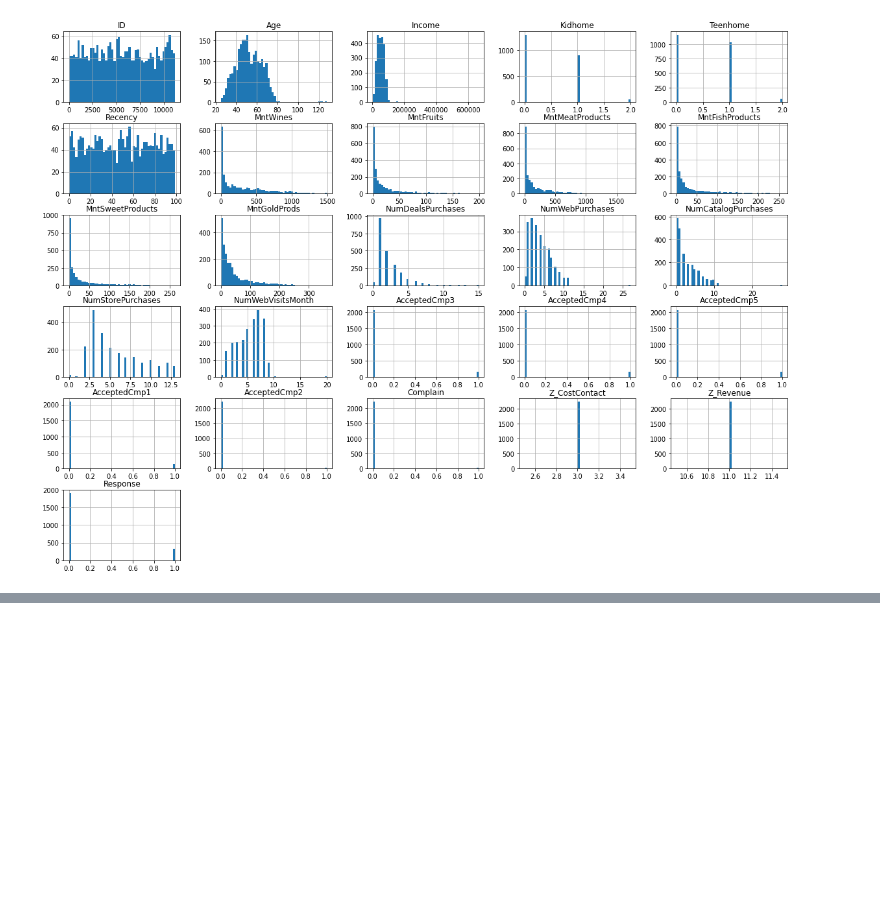
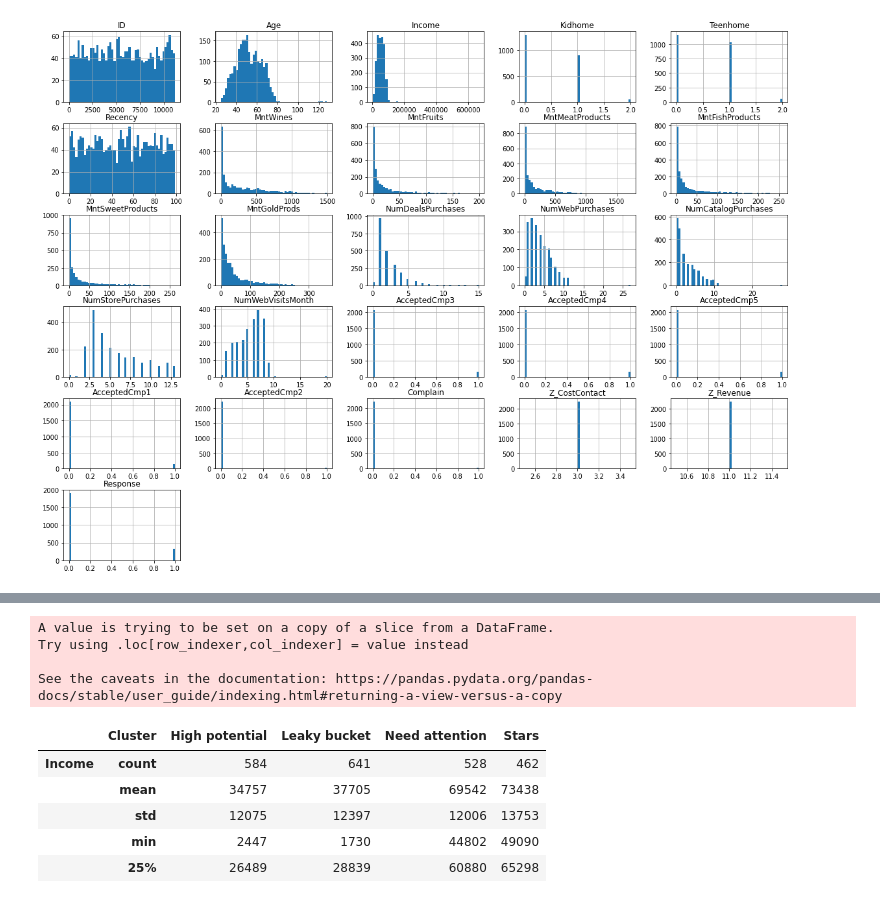
Before and after one commit to auab/Customer-Analysis, a Jupyter notebook: main.ipynb, the cells around one changed output, grey strips where cells are left out. Cells and saved outputs as stored; diff of their text form; code cells hidden in the pictures; blank space fills up the shorter version.

```diff
--- a/main.ipynb
+++ b/main.ipynb
@@ -104,0 +106,28 @@ customer_data[['MntFruits','MntWines']]
+# %%
+scaler=StandardScaler()
+dataset_temp=customer_data[['Income','Seniority','Spending']]
+X_std=scaler.fit_transform(dataset_temp)
+X = normalize(X_std,norm='l2')
+
+gmm=GaussianMixture(n_components=4, covariance_type='spherical',max_iter=2000, random_state=5).fit(X)
+labels = gmm.predict(X)
+dataset_temp['Cluster'] = labels
+dataset_temp=dataset_temp.replace({0:'Stars',1:'Need attention',2:'High potential',3:'Leaky bucket'})
+customer_data = customer_data.merge(dataset_temp.Cluster, left_index=True, right_index=True)
+
+pd.options.display.float_format = "{:.0f}".format
+summary=customer_data[['Income','Spending','Seniority','Cluster']]
+summary.set_index("Cluster", inplace = True)
+summary=summary.groupby('Cluster').describe().transpose()
+summary.head()
+# %% [output]
+A value is trying to be set on a copy of a slice from a DataFrame.
+Try using .loc[row_indexer,col_indexer] = value instead
+
+See the caveats in the documentation: https://pandas.pydata.org/pandas-docs/stable/user_guide/indexing.html#returning-a-view-versus-a-copy
+|  | Cluster | High potential | Leaky bucket | Need attention | Stars |
+| Income | count | 584 | 641 | 528 | 462 |
+|  | mean | 34757 | 37705 | 69542 | 73438 |
+|  | std | 12075 | 12397 | 12006 | 13753 |
+|  | min | 2447 | 1730 | 44802 | 49090 |
+|  | 25% | 26489 | 28839 | 60880 | 65298 |
```
Also changed, not shown: parts of 23 cells of this notebook.
